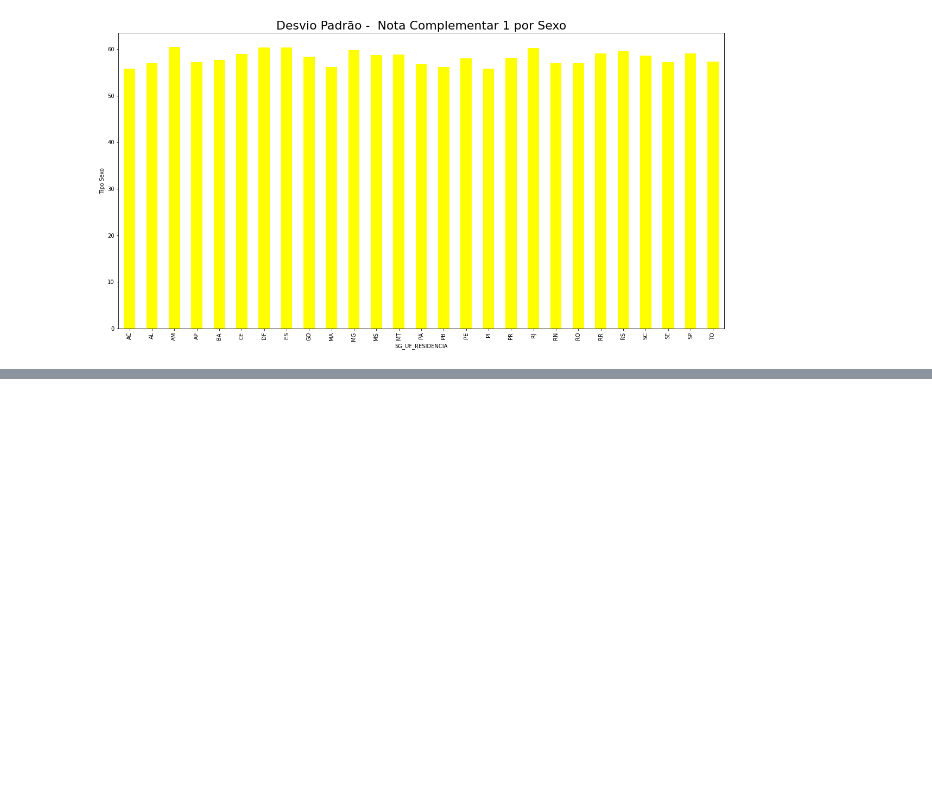
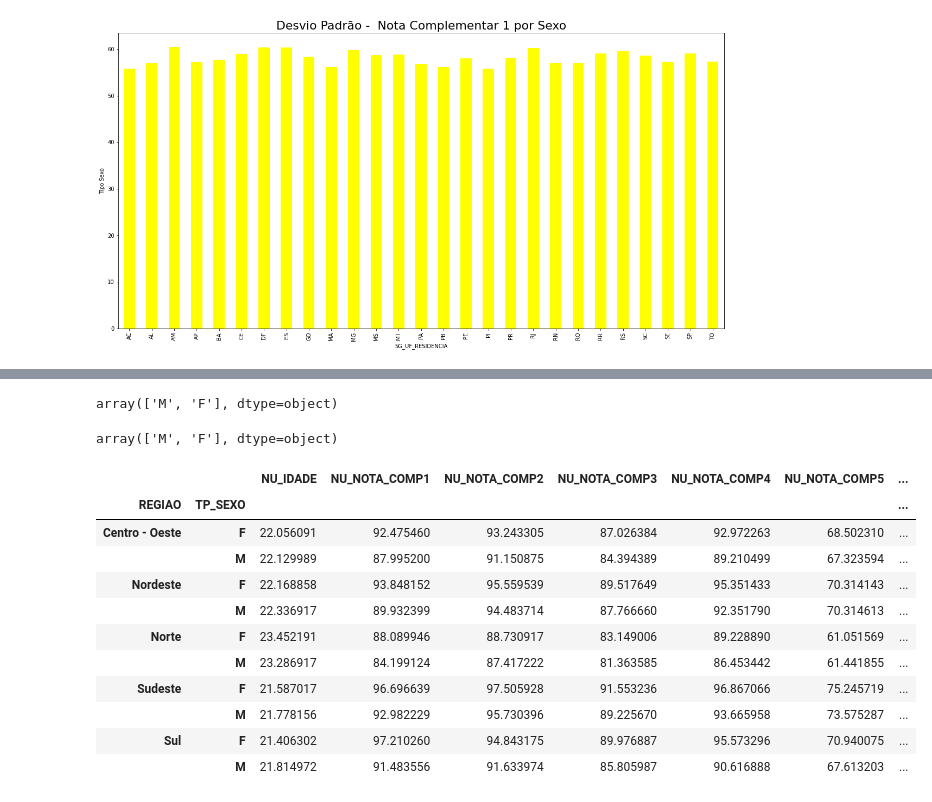
Before and after one commit to Juliana08Santos/Projeto_Enem, a Jupyter notebook: Enem.ipynb, the cells around one changed output, grey strips where cells are left out. Saved outputs shown, nothing was run; the diff lists cells and outputs as text; code cells hidden in the pictures; blank space fills up the shorter version.

```diff
--- a/Enem.ipynb
+++ b/Enem.ipynb
@@ -262,0 +345,28 @@ df_media_centro_oeste
+# %%
+df_remove = df_dados.loc[(df_dados['TP_SEXO']== 0)]
+
+df_dados.drop(df_remove.index, inplace=True)
+
+df_dados['TP_SEXO'].unique()
+# %% [output]
+array(['M', 'F'], dtype=object)
+# %%
+df_dados['TP_SEXO'].unique()
+# %% [output]
+array(['M', 'F'], dtype=object)
+# %%
+#media por Sexo
+df_dados.groupby(['REGIAO','TP_SEXO']).mean()
+# %% [output]
+|  |  | NU_IDADE | NU_NOTA_COMP1 | NU_NOTA_COMP2 | NU_NOTA_COMP3 | NU_NOTA_COMP4 | NU_NOTA_COMP5 | ... |
+| REGIAO | TP_SEXO |  |  |  |  |  |  | ... |
+| Centro - Oeste | F | 22.056091 | 92.475460 | 93.243305 | 87.026384 | 92.972263 | 68.502310 | ... |
+|  | M | 22.129989 | 87.995200 | 91.150875 | 84.394389 | 89.210499 | 67.323594 | ... |
+| Nordeste | F | 22.168858 | 93.848152 | 95.559539 | 89.517649 | 95.351433 | 70.314143 | ... |
+|  | M | 22.336917 | 89.932399 | 94.483714 | 87.766660 | 92.351790 | 70.314613 | ... |
+| Norte | F | 23.452191 | 88.089946 | 88.730917 | 83.149006 | 89.228890 | 61.051569 | ... |
+|  | M | 23.286917 | 84.199124 | 87.417222 | 81.363585 | 86.453442 | 61.441855 | ... |
+| Sudeste | F | 21.587017 | 96.696639 | 97.505928 | 91.553236 | 96.867066 | 75.245719 | ... |
+|  | M | 21.778156 | 92.982229 | 95.730396 | 89.225670 | 93.665958 | 73.575287 | ... |
+| Sul | F | 21.406302 | 97.210260 | 94.843175 | 89.976887 | 95.573296 | 70.940075 | ... |
+|  | M | 21.814972 | 91.483556 | 91.633974 | 85.805987 | 90.616888 | 67.613203 | ... |
```
Also changed, not shown: parts of 38 cells of this notebook.
